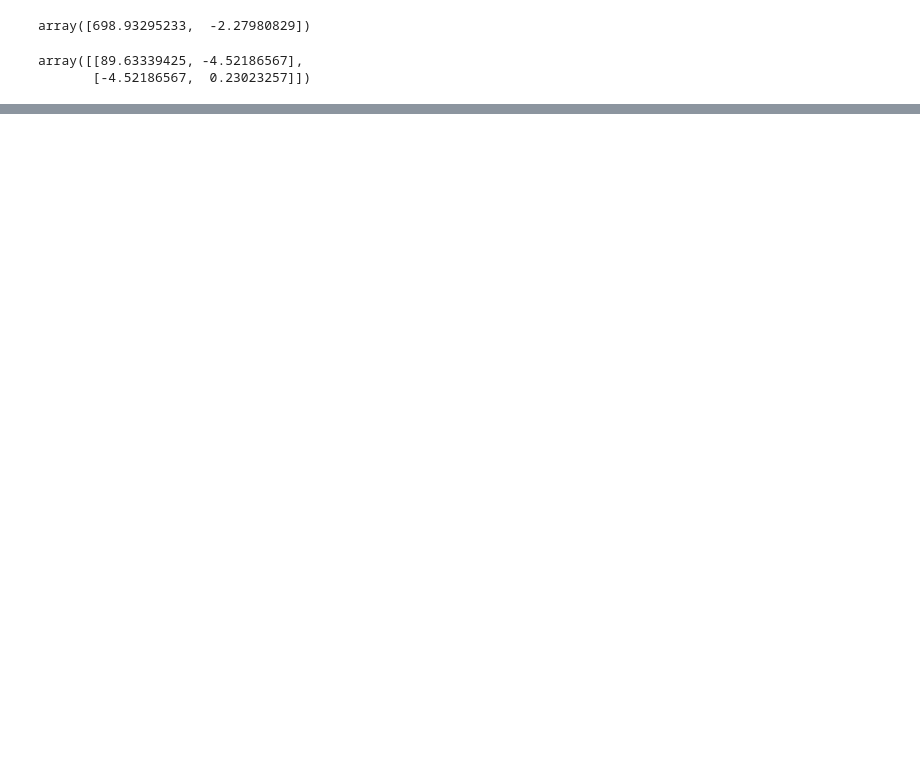
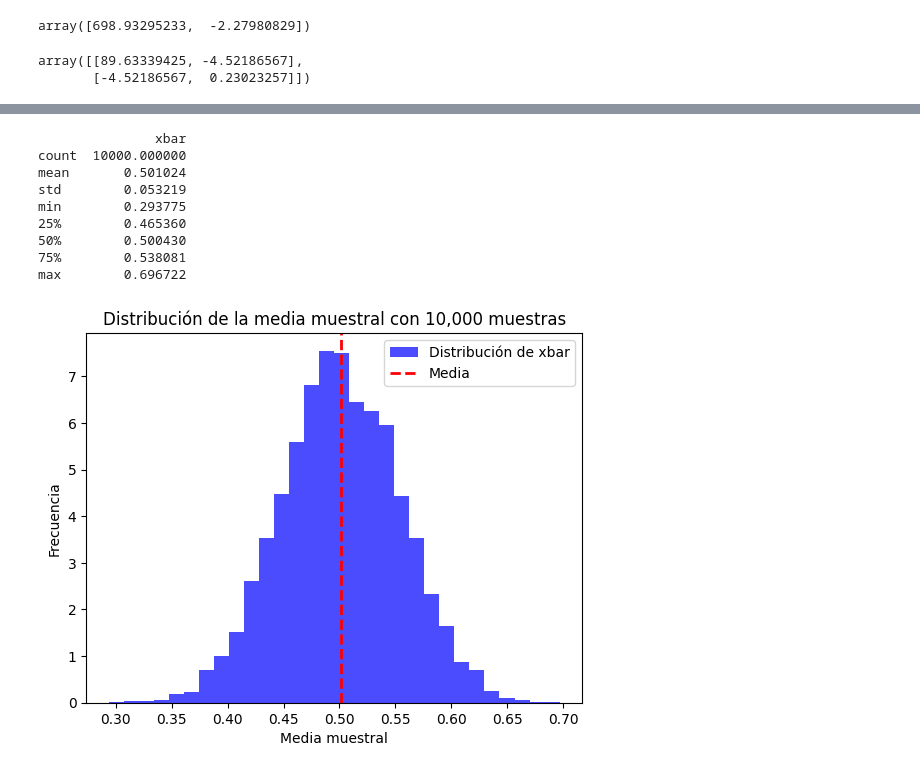
Before and after one commit to DavidGuzzi/MECMT05, a Jupyter notebook: clase_p_5.ipynb, the cells around one changed output, grey strips where cells are left out. Cells and saved outputs as stored; diff of their text form; code cells hidden in the pictures; blank space fills up the shorter version.

```diff
--- a/clase_p_5.ipynb
+++ b/clase_p_5.ipynb
@@ -138,3 +138,20 @@ Covariance Type:                  HC0
 
 Notes:
 [1] Standard Errors are heteroscedasticity robust (HC0)
+# %%
+import numpy as np
+import pandas as pd
+
+# Establecer el número de observaciones y la semilla
+n_obs = 30
+seed = 10101
+np.random.seed(seed)
+
+# Generar una columna de números aleatorios uniformes
+x = np.random.uniform(0, 1, n_obs)
+
+# Crear un DataFrame para replicar el formato de los datos en Stata
+df = pd.DataFrame({'x': x})
+
+# Mostrar el DataFrame
+print(df)
@@ -140,0 +188,50 @@ Notes:
+# %%
+import numpy as np
+import pandas as pd
+import matplotlib.pyplot as plt
+
+# Función para generar una muestra y calcular la media
+def una_muestra(n_obs=30, seed=None):
+    if seed is not None:
+        np.random.seed(seed)
+    # Generar datos aleatorios uniformes
+    x = np.random.uniform(0, 1, n_obs)
+    return np.mean(x)
+
+# Simular 10,000 medias muestrales
+def simular_medias(reps=10000, n_obs=30, seed=None):
+    np.random.seed(seed)  # Fijar semilla global
+    medias = [una_muestra(n_obs=n_obs) for _ in range(reps)]
+    return np.array(medias)
+
+# Parámetros
+n_obs = 30
+reps = 10000
+seed = 10101
+
+# Correr simulación
+medias_muestrales = simular_medias(reps=reps, n_obs=n_obs, seed=seed)
+
+# Resumen de las 10,000 medias muestrales
+resumen = pd.DataFrame(medias_muestrales, columns=["xbar"]).describe()
+print(resumen)
+
+# Graficar histograma de las medias muestrales
+plt.hist(medias_muestrales, bins=30, density=True, alpha=0.7, color='blue', label="Distribución de xbar")
+plt.title("Distribución de la media muestral con 10,000 muestras")
+plt.xlabel("Media muestral")
+plt.ylabel("Frecuencia")
+plt.axvline(np.mean(medias_muestrales), color='red', linestyle='dashed', linewidth=2, label="Media")
+plt.legend()
+plt.show()
+# %% [output]
+               xbar
+count  10000.000000
+mean       0.501024
+std        0.053219
+min        0.293775
+25%        0.465360
+50%        0.500430
+75%        0.538081
+max        0.696722
+[figure, added]
```
Also changed, not shown: parts of 6 cells of this notebook.
